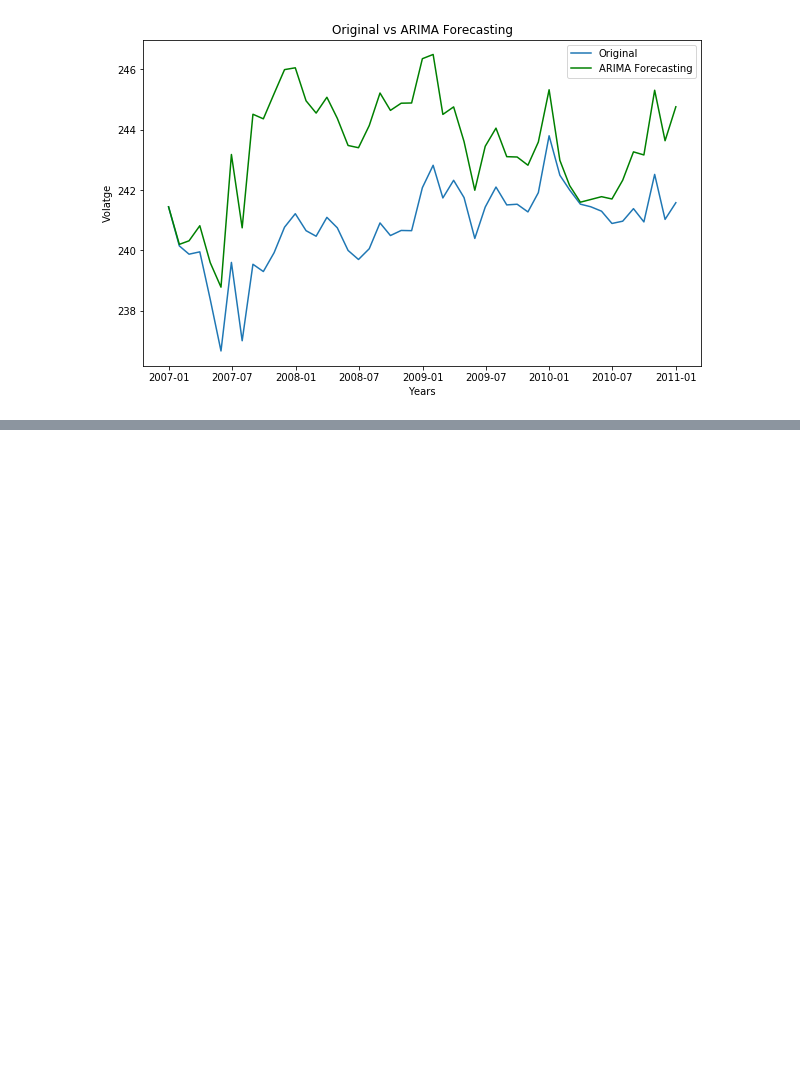
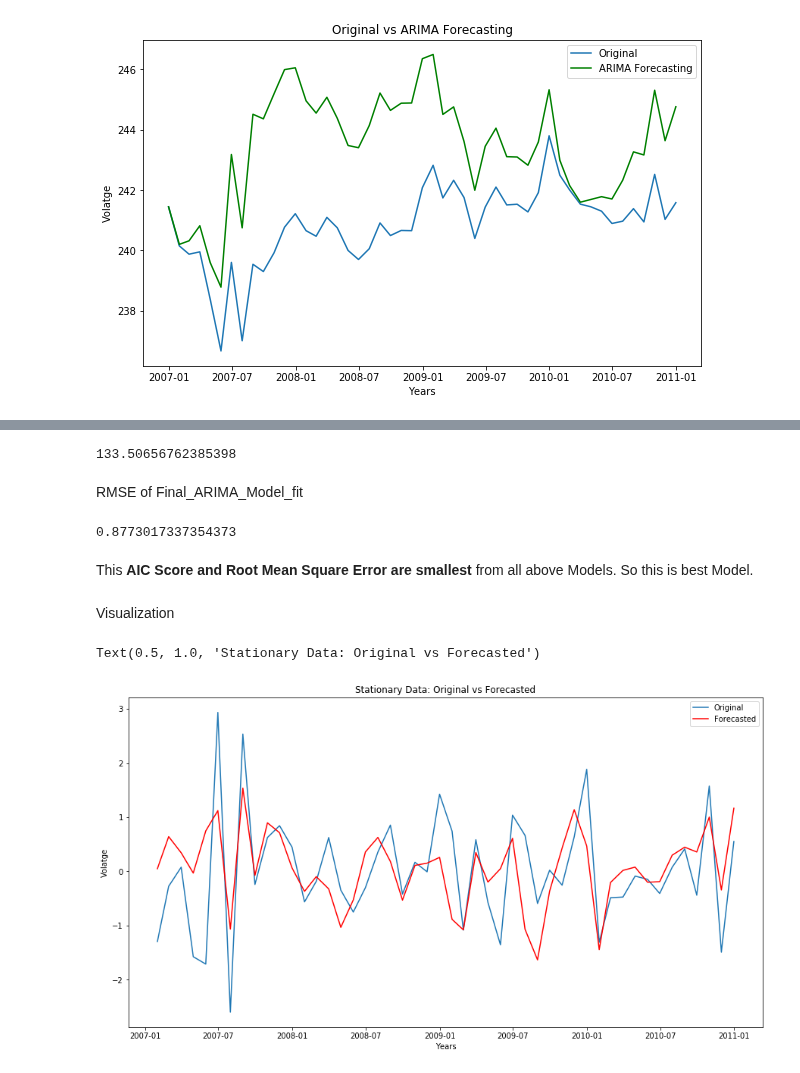
Before and after one commit to SSehrawat1720/ML-Projects, a Jupyter notebook: Time Series Forecasting France House Energy.ipynb, the cells around one changed output, grey strips where cells are left out. Drawn from its saved outputs; the diff is of its cells as text; code cells hidden in the pictures; blank space fills up the shorter version.

```diff
--- a/Time Series Forecasting France House Energy.ipynb
+++ b/Time Series Forecasting France House Energy.ipynb
@@ -650,0 +704,4 @@ Text(0.5, 1.0, 'Original vs ARIMA Forecasting')
+# %%
+Final_ARIMA_Model = ARIMA(Model_Dataset , order = (2,1,3))
+# %%
+Final_ARIMA_Model_fit = Final_ARIMA_Model.fit()
@@ -650,0 +710,26 @@ Text(0.5, 1.0, 'Original vs ARIMA Forecasting')
+# %%
+Final_ARIMA_Model_fit.aic
+# %% [output]
+133.50656762385398
+# %% [markdown]
+RMSE of Final_ARIMA_Model_fit
+# %%
+Best_RMSE = np.sqrt(mean_squared_error(DataMINUSshift,Final_ARIMA_Model_fit.fittedvalues))
+Best_RMSE
+# %% [output]
+0.8773017337354373
+# %% [markdown]
+This **AIC Score and Root Mean Square Error are smallest** from all above Models. So this is best Model.
+# %% [markdown]
+Visualization
+# %%
+plt.figure(figsize=[15,8])
+plt.plot(DataMINUSshift , label = 'Original')
+plt.plot(Final_ARIMA_Model_fit.fittedvalues, color='red' , label = 'Forecasted')
+plt.legend(loc = 'best')
+plt.xlabel('Years')
+plt.ylabel('Volatge')
+plt.title('Stationary Data: Original vs Forecasted')
+# %% [output]
+Text(0.5, 1.0, 'Stationary Data: Original vs Forecasted')
+[figure, added]
```
Also changed, not shown: parts of 15 cells of this notebook.
